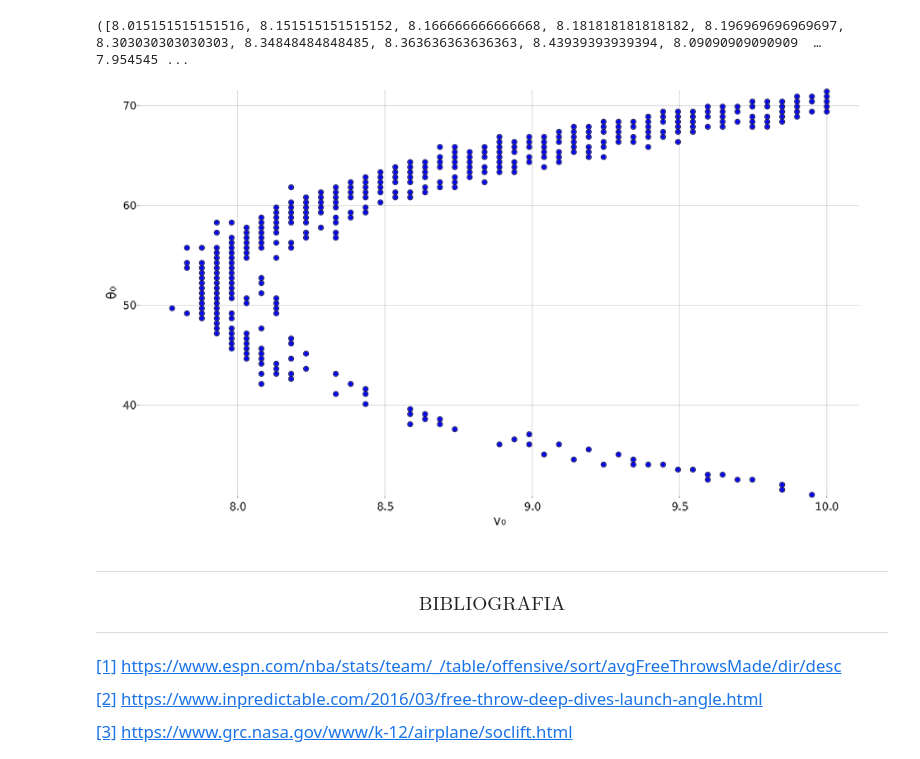
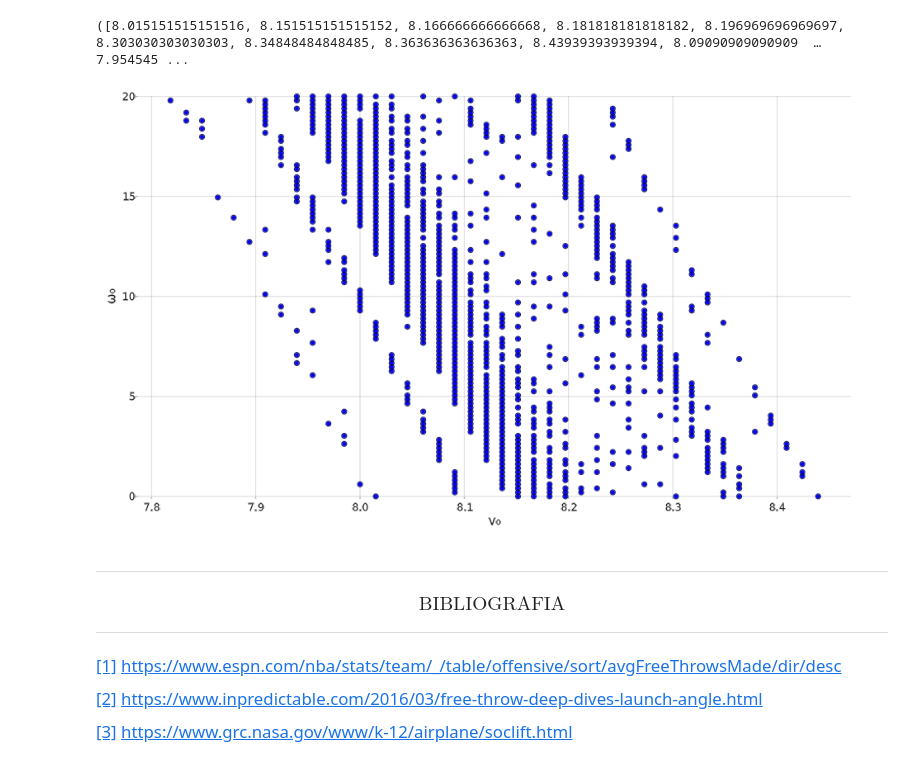
Before and after one commit to MarcinBear/ODE-project, a Jupyter notebook: main.ipynb, the cells around one changed output. Drawn from its saved outputs; the diff is of its cells as text; code cells hidden in the pictures.

Commit message:
last plot corrected

```diff
--- a/main.ipynb
+++ b/main.ipynb
@@ -942,14 +942,14 @@ shoots = throws_simulation2_angular_speed(7, 8.5, 0, 20, 10^4, 3)
 # %%
 using GLMakie, AbstractPlotting
 AbstractPlotting.inline!(true)
 
 s5 = Scene()
 AbstractPlotting.scatter!(s5, shoots[1], shoots[2], markersize=5, color = :blue)
 AbstractPlotting.xlabel!("v₀")
 AbstractPlotting.ylabel!("ω₀")
-s4
+s5
 # %% [output]
-[figure, old version]
+[figure, new version]
 # %% [markdown]
 ___
 ### $$\scriptstyle \text{BIBLIOGRAFIA}$$ <a id='references'></a>
```
